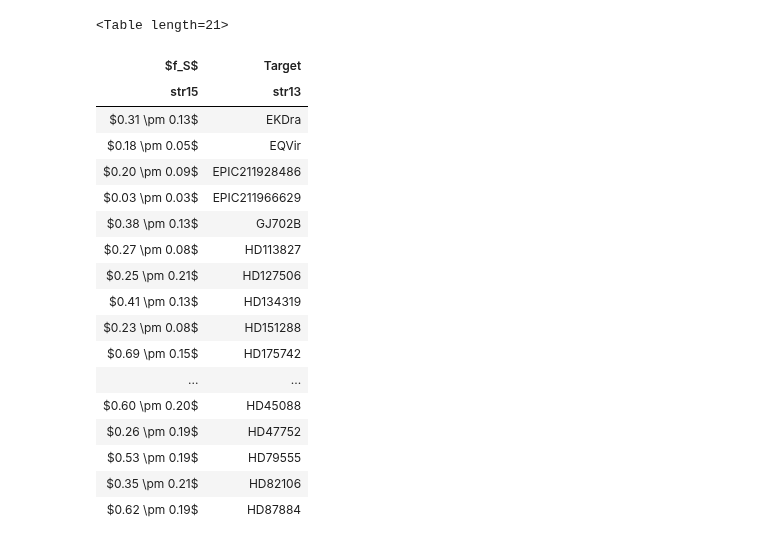
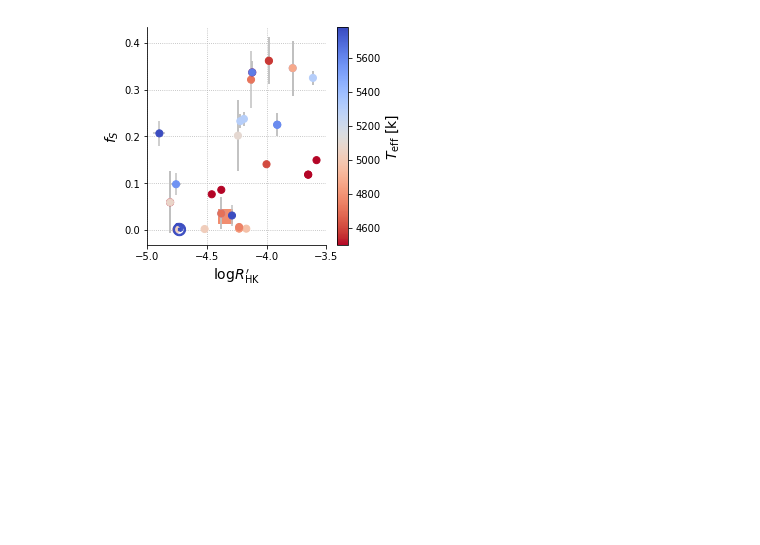
Before and after one commit to bmorris3/freckles, a Jupyter notebook: plot_results.ipynb, the cells around one changed output. Saved outputs shown, nothing was run; the diff lists cells and outputs as text; code cells hidden in the pictures; blank space fills up the shorter version.

```diff
--- a/plot_results.ipynb
+++ b/plot_results.ipynb
@@ -111,25 +166,3 @@ from astropy.table import Table
 f_S_table = Table(rows=table_results)
 
 f_S_table.write('f_S.tex', overwrite=True)
-# %%
-f_S_table
-# %% [output]
-<Table length=21>
-| $f_S$ | Target |
-| str15 | str13 |
-| $0.31 \pm 0.13$ | EKDra |
-| $0.18 \pm 0.05$ | EQVir |
-| $0.20 \pm 0.09$ | EPIC211928486 |
-| $0.03 \pm 0.03$ | EPIC211966629 |
-| $0.38 \pm 0.13$ | GJ702B |
-| $0.27 \pm 0.08$ | HD113827 |
-| $0.25 \pm 0.21$ | HD127506 |
-| $0.41 \pm 0.13$ | HD134319 |
-| $0.23 \pm 0.08$ | HD151288 |
-| $0.69 \pm 0.15$ | HD175742 |
-| ... | ... |
-| $0.60 \pm 0.20$ | HD45088 |
-| $0.26 \pm 0.19$ | HD47752 |
-| $0.53 \pm 0.19$ | HD79555 |
-| $0.35 \pm 0.21$ | HD82106 |
-| $0.62 \pm 0.19$ | HD87884 |
@@ -135,0 +172,19 @@ f_S_table
+# %%
+sind_names = [s for s in sinds_table['Target']]
+sinds = [float(s.split('\pm')[0][1:-1]) for s in sinds_table['$S$']]
+sind_errs = [float(s.split('\pm')[1][1:-1]) for s in sinds_table['$S$']]
+
+
+rprimes = [float(s.split('\pm')[0][1:-1]) for s in sinds_table['$\log R^\prime_\mathrm{HK}$']]
+rprimes_errs = [float(s.split('\pm')[1][1:-1]) for s in sinds_table['$\log R^\prime_\mathrm{HK}$']]
+# rprimes = [float(s) for s in sinds_table['$\log R^\prime_\mathrm{HK}$']]
+# %%
+sind_machine_table = Table([sind_names, sinds, sind_errs, rprimes, rprimes_errs], names=['Target', 'S', 'S_err', 'R', 'R_err'])
+# %%
+from astropy.table import join, Column
+from astropy.io import ascii
+
+gaia = ascii.read('temperatures/gaia2.tsv', data_start=3, delimiter='\t')
+gaia.add_column(Column([s.replace(' ','') for s in gaia['_1']], 'Target'))
+
+joined_table = join(join(sind_machine_table, machine_results), gaia, keys='Target')
@@ -135,0 +193,32 @@ f_S_table
+# %%
+#xerr = 0.14
+
+fig, ax = plt.subplots(figsize=(4, 4))
+ax.errorbar(joined_table['R'], joined_table['f_S'],
+             xerr=joined_table['R_err'], yerr=joined_table['f_S_err'], fmt='.', ecolor='silver')
+
+# cbar = ax.scatter(joined_table['R'], joined_table['f_S'], marker='o',
+#                   s=50, c=joined_table['BP-RP'], zorder=10, cmap=plt.cm.coolwarm,
+#                   vmin=0.8, vmax=1.5)
+cbar = ax.scatter(joined_table['R'], joined_table['f_S'], marker='o',
+                  s=50, c=joined_table['Teff'], zorder=10, cmap=plt.cm.coolwarm_r,
+                  vmin=4500, vmax=5777)
+cax = plt.colorbar(cbar, ax=ax)
+#cax.set_clim(0.8, 2.0)
+cax.set_label('$T_\mathrm{eff}$ [k]', fontsize=14)
+
+hat11_color = cax.to_rgba(4780) #1.2787)
+sun_color = cax.to_rgba(5777) #0.817)
+ax.scatter(-4.74, 0.003, marker='$\odot$', s=200, color=sun_color, zorder=10)
+ax.scatter(-4.35, 0.03, marker='s', s=200, color=hat11_color, zorder=-10)
+
+ax.set(xlim=[-5.,-3.5])
+ax.set_xlabel('$\log R^\prime_\mathrm{HK}$', fontsize=14)
+ax.set_ylabel('$f_S$', fontsize=14)
+for s in ['right', 'top']:
+    ax.spines[s].set_visible(False)
+
+ax.grid(ls=':')
+fig.savefig('paper_plots/fs_rprime.pdf', bbox_inches='tight')
+# %% [output]
+[figure, added]
```
Also changed, not shown: parts of 7 cells of this notebook, 2 other files.
